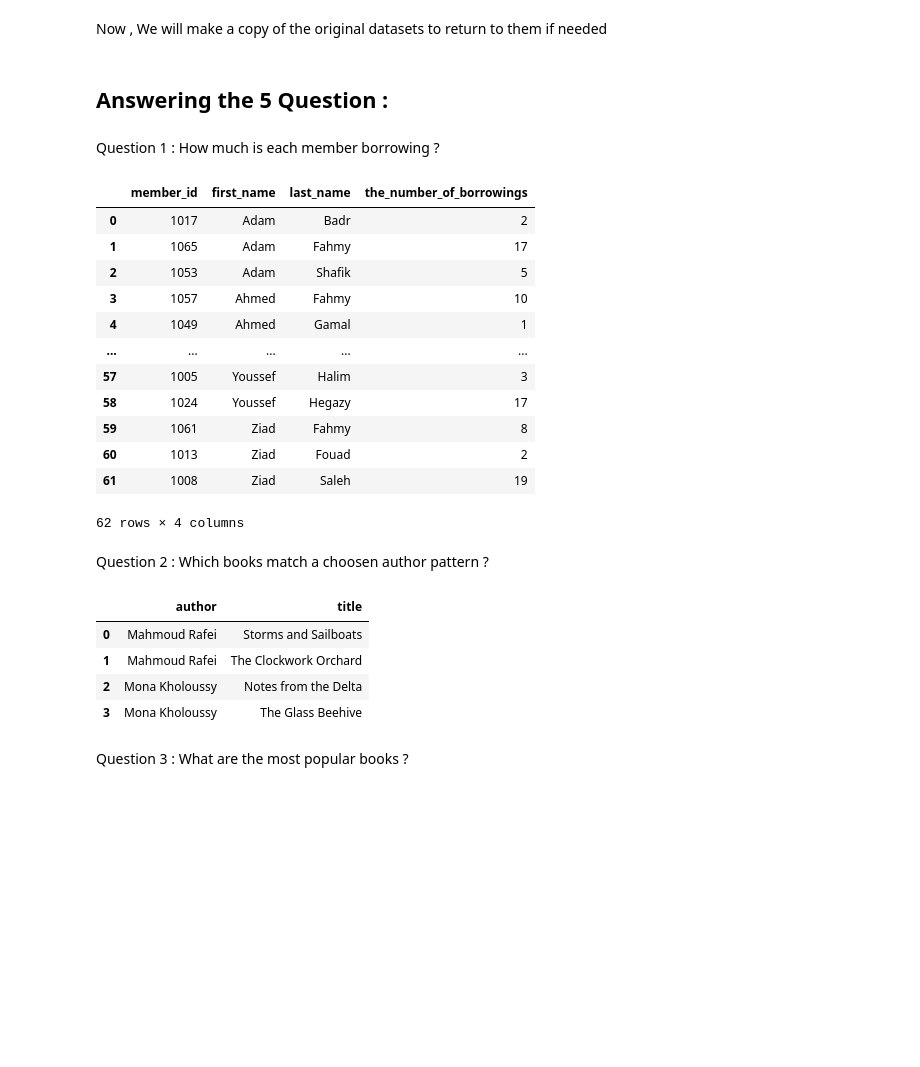
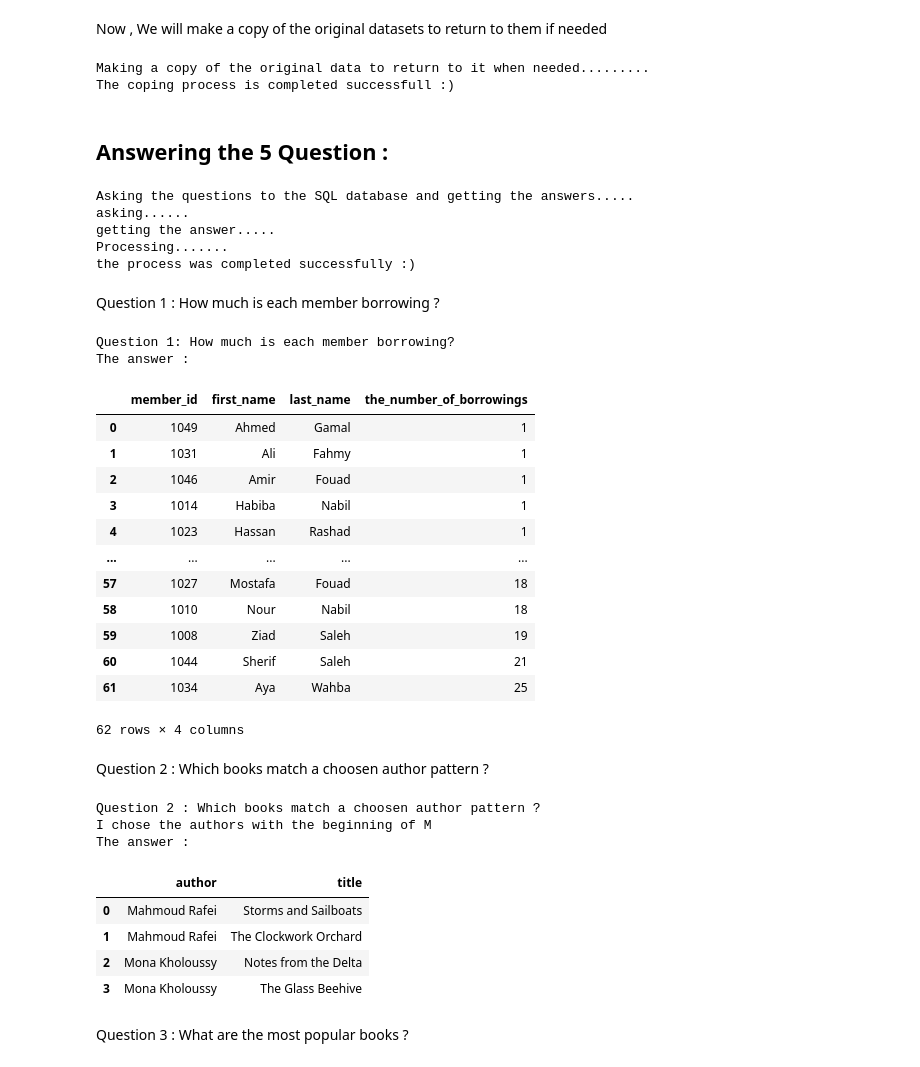
Before and after one commit to rghdzarad/31109170100123_Library, a Jupyter notebook: 31109170100123_Library_project_notebook.ipynb, the cells around one changed output. Saved outputs shown, nothing was run; the diff lists cells and outputs as text; code cells hidden in the pictures; blank space fills up the shorter version.

Commit message:
finished Task 1 (merging process  +  the report on what was done in Task 1)

```diff
--- a/31109170100123_Library_project_notebook.ipynb
+++ b/31109170100123_Library_project_notebook.ipynb
@@ -221,6 +277,7 @@ The columns in the table :
 # %% [markdown]
 Now , We will make a copy of the original datasets to return to them if needed
 # %%
+print("Making a copy of the original data to return to it when needed.........")
 # the database copy
 members_copy = members.copy()
 books_copy = books.copy()
@@ -231,42 +288,68 @@ json_df_copy = json_df.copy()
 
 # the html copy
 the_table_copy = the_table.copy()
+print("The coping process is completed successfull :)")
+# %% [output]
+Making a copy of the original data to return to it when needed.........
+The coping process is completed successfull :)
 # %% [markdown]
 ## **Answering the 5 Question :**
+# %%
+print("Asking the questions to the SQL database and getting the answers.....")
+print("asking......")
+print("getting the answer.....")
+print("Processing.......")
+print("the process was completed successfully :) ")
+# %% [output]
+Asking the questions to the SQL database and getting the answers.....
+asking......
+getting the answer.....
+Processing.......
+the process was completed successfully :)
 # %% [markdown]
 Question 1 : How much is each member borrowing ?
 # %%
 # Question 1: How much is each member borrowing?
-
+print("Question 1: How much is each member borrowing?")
+print("The answer : ")
+print()
 Q1 = """SELECT members.member_id,
                   members.first_name,
                   members.last_name,
                   COUNT(checkouts.checkout_id) AS the_number_of_borrowings
 FROM checkouts
 JOIN members ON checkouts.member_id = members.member_id
 GROUP BY members.first_name, members.last_name
+ORDER BY the_number_of_borrowings ASC
 """
 
 run(Q1)
 # %% [output]
+Question 1: How much is each member borrowing?
+The answer :
 |  | member_id | first_name | last_name | the_number_of_borrowings |
-| 0 | 1017 | Adam | Badr | 2 |
-| 1 | 1065 | Adam | Fahmy | 17 |
-| 2 | 1053 | Adam | Shafik | 5 |
-| 3 | 1057 | Ahmed | Fahmy | 10 |
-| 4 | 1049 | Ahmed | Gamal | 1 |
+| 0 | 1049 | Ahmed | Gamal | 1 |
+| 1 | 1031 | Ali | Fahmy | 1 |
+| 2 | 1046 | Amir | Fouad | 1 |
+| 3 | 1014 | Habiba | Nabil | 1 |
+| 4 | 1023 | Hassan | Rashad | 1 |
 | ... | ... | ... | ... | ... |
-| 57 | 1005 | Youssef | Halim | 3 |
-| 58 | 1024 | Youssef | Hegazy | 17 |
-| 59 | 1061 | Ziad | Fahmy | 8 |
-| 60 | 1013 | Ziad | Fouad | 2 |
-| 61 | 1008 | Ziad | Saleh | 19 |
+| 57 | 1027 | Mostafa | Fouad | 18 |
+| 58 | 1010 | Nour | Nabil | 18 |
+| 59 | 1008 | Ziad | Saleh | 19 |
+| 60 | 1044 | Sherif | Saleh | 21 |
+| 61 | 1034 | Aya | Wahba | 25 |
-62 rows × 4 columns
+62 rows × 4 columns
 # %% [markdown]
 Question 2 : Which books match a choosen author pattern ?
 # %%
 # Question 2 : Which books match a choosen author pattern ?
 # I chose the authors with the beginning of M
+
+print("Question 2 : Which books match a choosen author pattern ?")
+print("I chose the authors with the beginning of M")
+print("The answer : ")
+print()
 Q2 = """SELECT author, title
 From books
 WHERE author Like 'M%'
@@ -274,6 +357,9 @@ WHERE author Like 'M%'
 
 run(Q2)
 # %% [output]
+Question 2 : Which books match a choosen author pattern ?
+I chose the authors with the beginning of M
+The answer :
 |  | author | title |
 | 0 | Mahmoud Rafei | Storms and Sailboats |
 | 1 | Mahmoud Rafei | The Clockwork Orchard |
```
Also changed, not shown: parts of 31 cells of this notebook.
